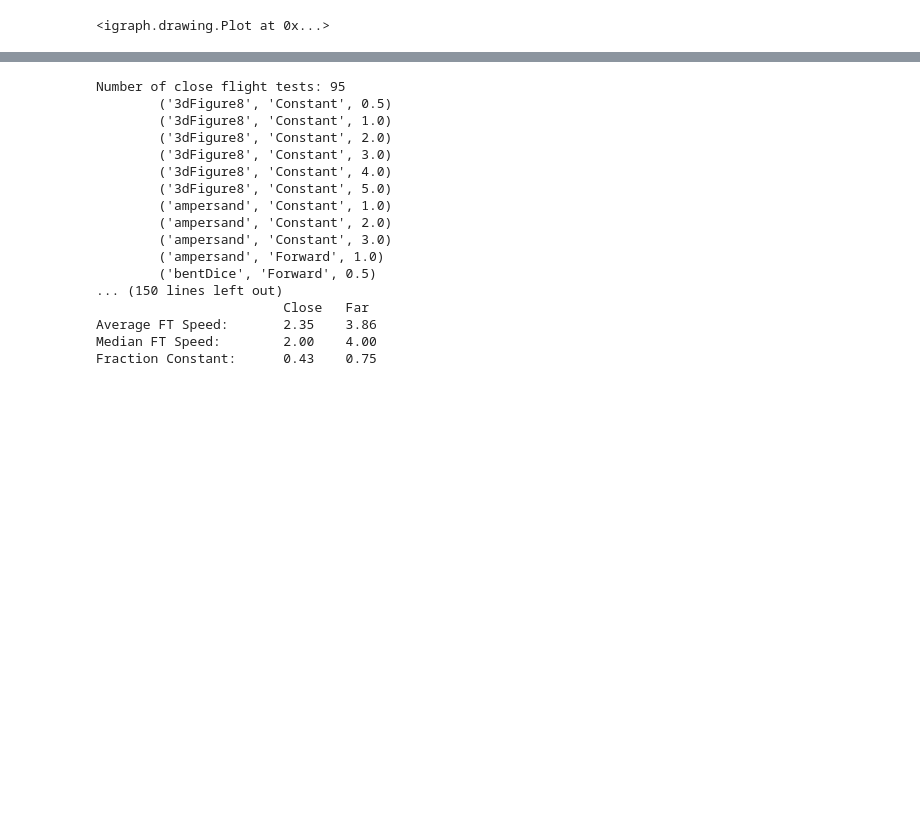
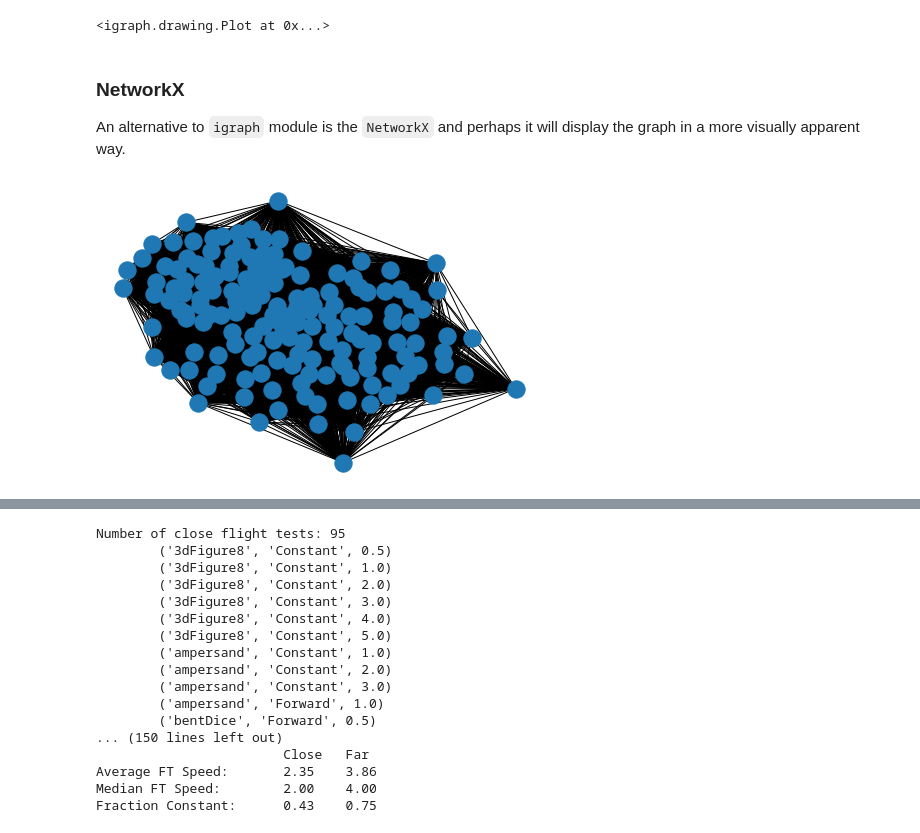
Before and after one commit to p678m854/EECS-Masters, a Jupyter notebook: notebooks/Test Flight Clustering.ipynb, the cells around one changed output, grey strips where cells are left out. Saved outputs shown, nothing was run; the diff lists cells and outputs as text; code cells hidden in the pictures; blank space fills up the shorter version.

Commit message:
Update Test Flight Clustering.ipynb
Added in networkx graph plots.

```diff
--- a/notebooks/Test Flight Clustering.ipynb
+++ b/notebooks/Test Flight Clustering.ipynb
@@ -329,3 +335,20 @@ ig.plot(
 )
 # %% [output]
 <igraph.drawing.Plot at 0x...>
+# %% [markdown]
+### NetworkX
+
+An alternative to `igraph` module is the `NetworkX` and perhaps it will display the graph in a more visually apparent way.
+# %%
+# create the networkx graph from adj_matrix
+temp = adj_matrix
+temp[adj_matrix != 0] = 1./adj_matrix[adj_matrix != 0]
+G = nx.from_numpy_matrix(temp)  # Should I set diagonals to zero?
+# %%
+plt.figure()
+
+nx.draw_spring(G)
+
+plt.show()
+# %% [output]
+[figure, added]
```
Also changed, not shown: parts of 4 cells of this notebook.
